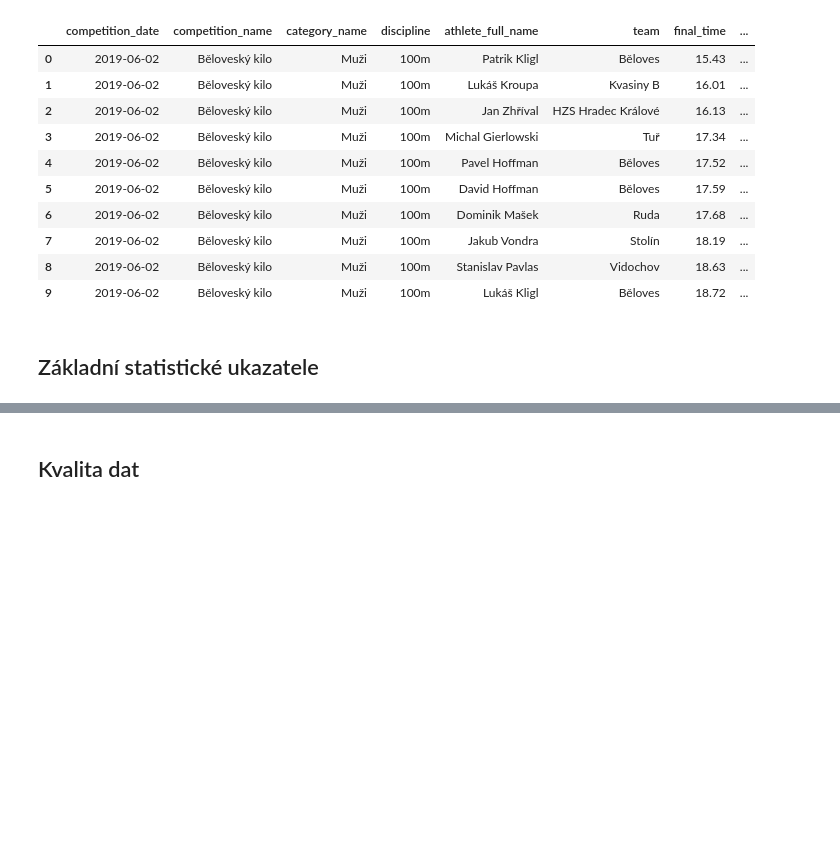
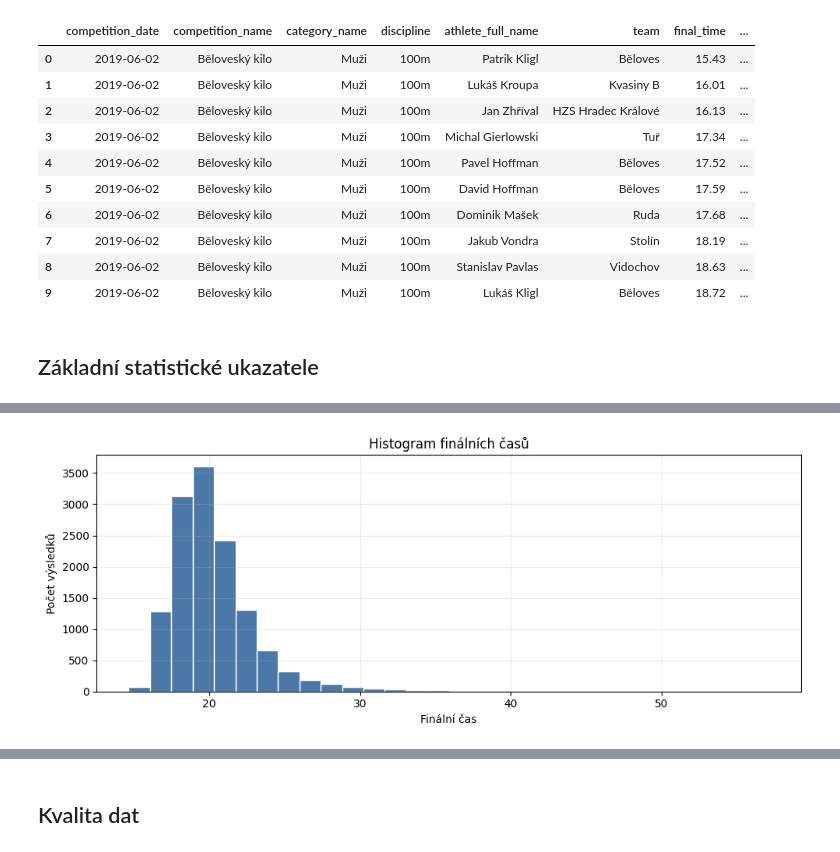
Before and after one commit to adelaleppeltova/firesport-app, a Jupyter notebook: docs/notebooks/eda.ipynb, the cells around one changed output, grey strips where cells are left out. Cells and saved outputs as stored; diff of their text form; code cells hidden in the pictures; blank space fills up the shorter version.

Commit message:
add: eda time distribution, graphs

```diff
--- a/docs/notebooks/eda.ipynb
+++ b/docs/notebooks/eda.ipynb
@@ -35,5 +44,7 @@ Note: you may need to restart the kernel to use updated packages.
 # %%
+import matplotlib.pyplot as plt
 import pandas as pd
+from IPython.display import display
 
 from docs.analysis import (
     add_quality_flags,
@@ -51,8 +62,14 @@ from docs.analysis import (
 
 pd.set_option("display.max_columns", None)
 pd.set_option("display.max_colwidth", 120)
+pd.set_option("display.float_format", lambda value: f"{value:.2f}")
+
+plt.style.use("default")
+plt.rcParams["figure.figsize"] = (10, 4)
+plt.rcParams["axes.grid"] = True
+plt.rcParams["grid.alpha"] = 0.25
 # %%
-# Upravte cestu podle umístění vašich JSON souborů.
+# Pokud jsou JSON soubory jinde, upravte cestu zde.
 DATA_DIR = PROJECT_ROOT / "data"
 
 records = load_json_files_from_dir(DATA_DIR)
@@ -62,6 +79,16 @@ results = get_results(records)
 df_competitions = pd.DataFrame(competitions)
 df_results = add_quality_flags(results_to_dataframe(results))
 
+valid_results = df_results.loc[
+    (df_results["final_status"] == "valid")
+    & df_results["final_time"].notna()
+    & ~df_results["suspicious_final_time"]
+].copy()
+
+df_results["year"] = df_results["competition_date"].dt.year
+df_results["month"] = df_results["competition_date"].dt.month
+df_results["year_month"] = df_results["competition_date"].dt.to_period("M").astype(str)
+
 len(records), len(df_competitions), len(df_results)
 # %% [output]
 (329, 329, 13854)
@@ -115,0 +169,14 @@ dtype: float64
+# %%
+ax = valid_results["final_time"].plot(
+    kind="hist",
+    bins=30,
+    color="#4C78A8",
+    edgecolor="white",
+)
+ax.set_title("Histogram finálních časů")
+ax.set_xlabel("Finální čas")
+ax.set_ylabel("Počet výsledků")
+plt.tight_layout()
+plt.show()
+# %% [output]
+[figure, added]
```
Also changed, not shown: parts of 20 cells of this notebook.
